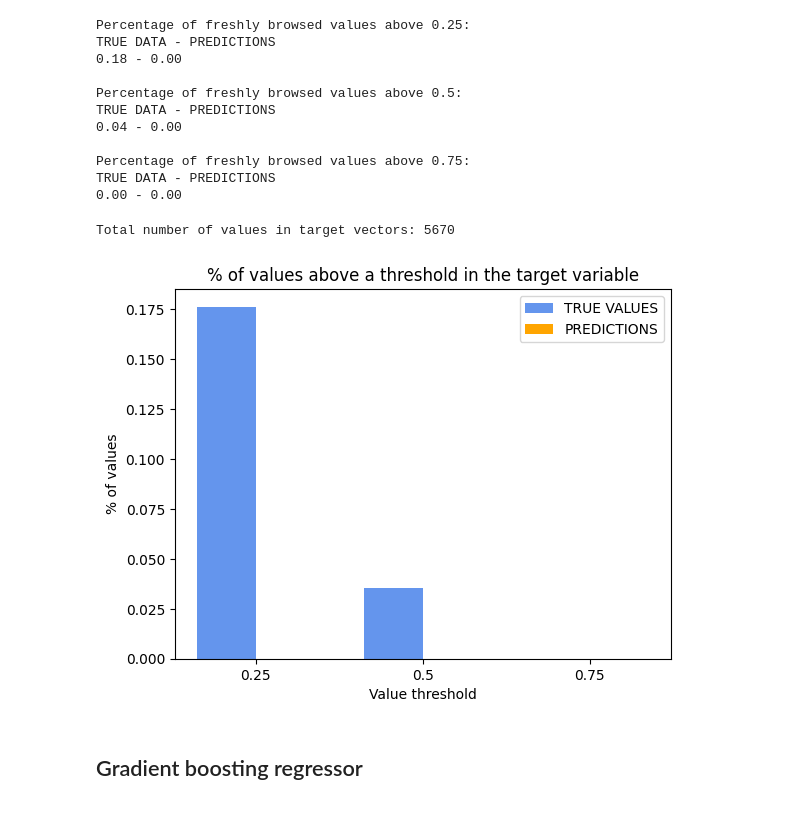
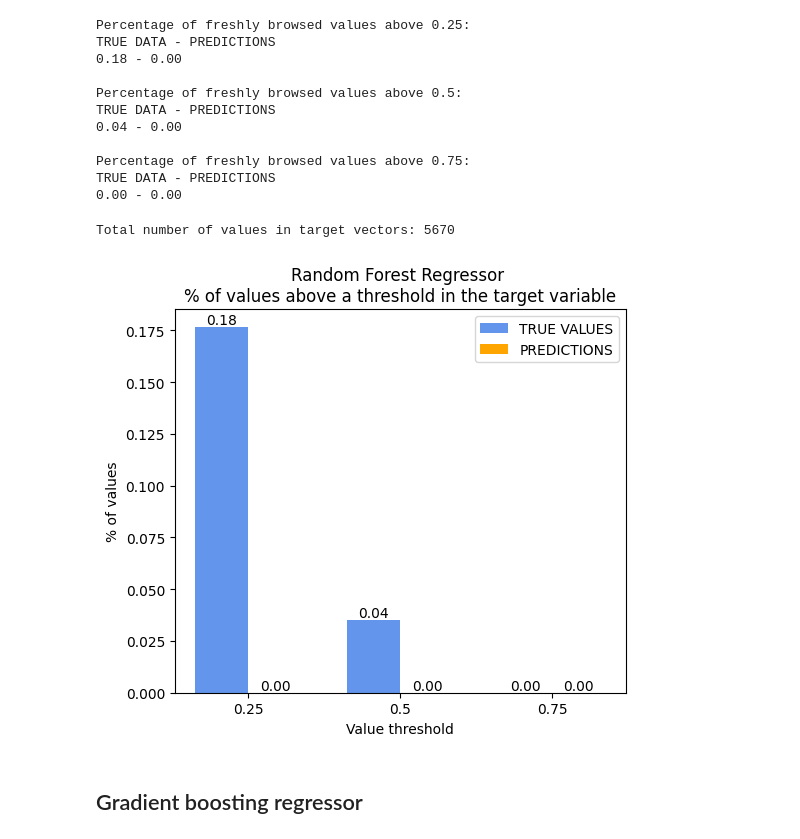
Before and after one commit to ZsofiaK/BPAI, a Jupyter notebook: Implementation/Pilot_ML.ipynb, the cells around one changed output. Saved outputs shown, nothing was run; the diff lists cells and outputs as text; code cells hidden in the pictures.

```diff
--- a/Implementation/Pilot_ML.ipynb
+++ b/Implementation/Pilot_ML.ipynb
@@ -175,32 +175,37 @@ TRUE DATA - PREDICTIONS
 0.00 - 0.00
 # %%
 # Plotting difference in values above thresholds.
-
 nr_values = y_test.shape[0] * y_test.shape[1]
 print(f'Total number of values in target vectors: {nr_values}')
 
 bar_width = 0.35
 
 bar_positions1 = [x - bar_width / 2 for x in range(len(threshold_tuples))]
 bar_positions2 = [x + bar_width / 2 for x in range(len(threshold_tuples))]
 
-plt.bar(bar_positions1, [t[0] for t in threshold_tuples], width=bar_width, color='cornflowerblue', label='TRUE VALUES')
-plt.bar(bar_positions2, [t[1] for t in threshold_tuples], width=bar_width, color='orange', label='PREDICTIONS')
+fig, ax = plt.subplots(figsize=(5.5,5))
 
-plt.xticks(range(len(threshold_tuples)), [str(th) for th in thresholds])
+ax.bar_label(plt.bar(bar_positions1, [t[0] for t in threshold_tuples], \
+    width=bar_width, color='cornflowerblue', label='TRUE VALUES'), fmt='%.2f')
+ax.bar_label(plt.bar(bar_positions2, [t[1] for t in threshold_tuples], \
+    width=bar_width, color='orange', label='PREDICTIONS'), fmt='%.2f')
 
-plt.xlabel('Value threshold')
-plt.ylabel('% of values')
-plt.title('% of values above a threshold in the target variable')
+ax.set_xticks(range(len(threshold_tuples)), [str(th) for th in thresholds])
 
-plt.legend()
+ax.set_xlabel('Value threshold')
+ax.set_ylabel('% of values')
+ax.set_title(f'Random Forest Regressor \n% of values above a threshold in the target variable')
 
-plt.show
+ax.legend()
+
+plt.tight_layout()
 
 plt.savefig(f'./Figures/pilot_RF_values_above_threshold.png')
+
+plt.show()
 # %% [output]
 Total number of values in target vectors: 5670
-[figure, old version]
+[figure, new version]
 # %% [markdown]
 ## Gradient boosting regressor
 # %%
```
Also changed, not shown: parts of 1 cell of this notebook, 9 other files.
